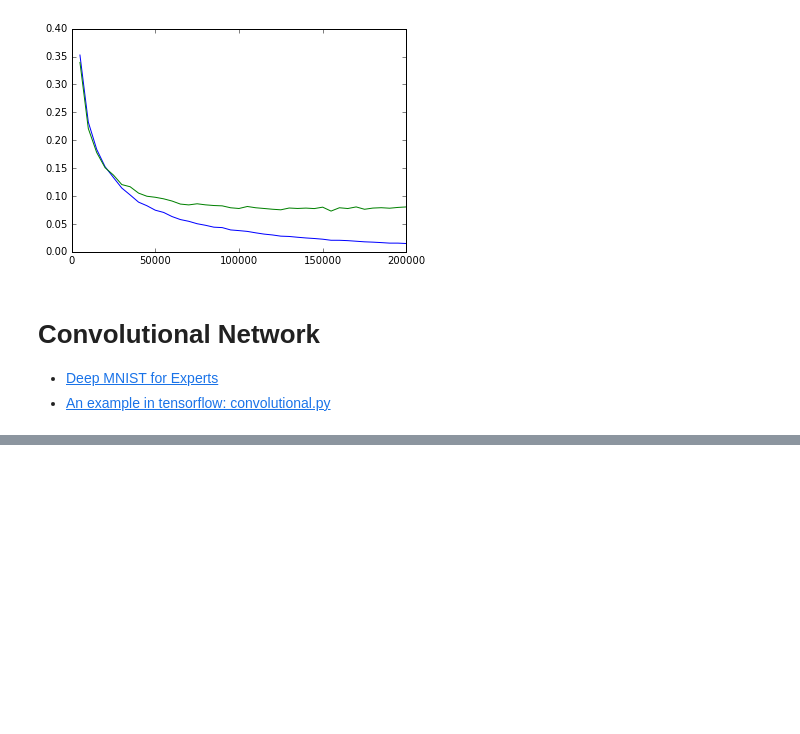
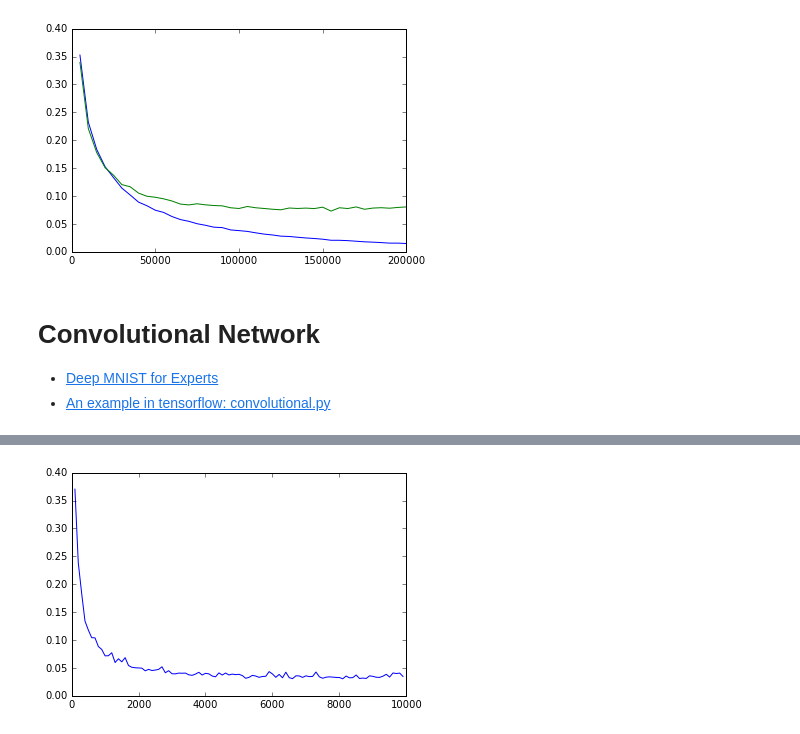
Before and after one commit to yunabe/codelab, a Jupyter notebook: python/notebook/tensorflow_nn.ipynb, the cells around one changed output, grey strips where cells are left out. Cells and saved outputs as stored; diff of their text form; code cells hidden in the pictures; blank space fills up the shorter version.

Commit message:
Updated a simple CNN for MNIST.

```diff
--- a/python/notebook/tensorflow_nn.ipynb
+++ b/python/notebook/tensorflow_nn.ipynb
@@ -278,10 +278,10 @@ image_width = 28
 assert image_width * image_width == image_size
 
 def RunConvolutionalNN(
-    batch_size = 16,
+    batch_size = 64,
     learning_rate = 0.01,
-    steps = 50 * 1000,
-    sample = 5000,
+    steps = 10000,
+    sample = 100,
     conv_configs=default_conv_configs,
     fully_connect_sizes = [512],
     dropout_keep_prob = 1.0,
@@ -292,7 +292,7 @@ def RunConvolutionalNN(
     with graph.as_default():
         images = tf.placeholder(tf.float32, [None, image_size])
         labels = tf.placeholder(tf.float32, [None, num_classes])
-        # keep_prob = tf.placeholder(tf.float32)
+        keep_prob = tf.placeholder(tf.float32)
 
         layer = tf.reshape(images, [-1, image_width, image_width, 1], name='reshaped')
         print 'reshaped input shape:', layer.get_shape()
@@ -314,6 +314,8 @@ def RunConvolutionalNN(
           weight = tf.Variable(tf.truncated_normal([layer.get_shape()[1].value, size], stddev=0.1))
           bias = tf.Variable(tf.constant(0.1, shape=[size]))
           layer = tf.nn.relu(tf.matmul(layer, weight) + bias)
+          if dropout_keep_prob < 1.0:
+            layer = tf.nn.dropout(layer, keep_prob)
           print 'fully-connected.shape (%d):' % i, layer.get_shape()
 
         weight = tf.Variable(tf.truncated_normal([layer.get_shape()[1].value, num_classes], stddev=0.1))
@@ -330,14 +332,12 @@ def RunConvolutionalNN(
         init_variables = tf.initialize_all_variables()
 
     step_records = []
-    train_losses = []
     validation_losses = []
     @contextlib.contextmanager
     def show_graph():
         try:
             yield
         finally:
-            plt.plot(step_records, train_losses)
             plt.plot(step_records, validation_losses)
             plt.show()
 
@@ -351,7 +351,7 @@ def RunConvolutionalNN(
             end = start + EVAL_BATCH_SIZE
             if end > size:
                 end = size
-            loss, correct = sess.run([cross_entropy, correct_count], {images: dataset.images[start:end], labels:dataset.labels[start:end]})
+            loss, correct = sess.run([cross_entropy, correct_count], {images: dataset.images[start:end], labels:dataset.labels[start:end], keep_prob: 1.0})
             losses.append(loss)
             correct_sum += correct
         return np.mean(losses), 1.0 * correct_sum / size
@@ -361,15 +361,13 @@ def RunConvolutionalNN(
 
         for step in xrange(steps):
             batch_images, batch_labels = mnist.train.next_batch(batch_size)
-            sess.run(train_step, {images: batch_images, labels: batch_labels})
-            if step % sample == 0:
-                batch_loss = cross_entropy.eval({images: batch_images, labels: batch_labels})
+            sess.run(train_step, {images: batch_images, labels: batch_labels, keep_prob: dropout_keep_prob})
+            if step % sample == 0 or step == steps - 1:
+                batch_loss = cross_entropy.eval({images: batch_images, labels: batch_labels, keep_prob: 1.0})
                 print 'step: %d, batch loss: %f' % (step, batch_loss)
-                train_loss, train_accuracy = evaluate_in_batches(mnist.train)
                 validation_loss, validation_accuracy = evaluate_in_batches(mnist.validation)
-                print 'step: %d, train loss: %f, train accuracy: %.2f%%, validation loss: %.4f, validation accuracy: %.2f%%' % (
-                    step, train_loss, 100. * train_accuracy, validation_loss, 100. * validation_accuracy)
-                if train_loss < 0.5:
+                print 'step: %d, validation loss: %.4f, validation accuracy: %.2f%%' % (
+                    step, validation_loss, 100. * validation_accuracy)
+                if validation_loss < 0.5:
                     step_records.append(step)
-                    train_losses.append(train_loss)
                     validation_losses.append(validation_loss)
@@ -396,0 +374,3 @@ step: 45000, train loss: 0.005571, train accuracy: 99.81%, validation loss: 0.04
+# %%
+RunConvolutionalNN(dropout_keep_prob=0.5)
+# %% [output]
@@ -396,0 +394 @@ step: 45000, train loss: 0.005571, train accuracy: 99.81%, validation loss: 0.04
+[figure, added]
```
Also changed, not shown: parts of 2 cells of this notebook.
